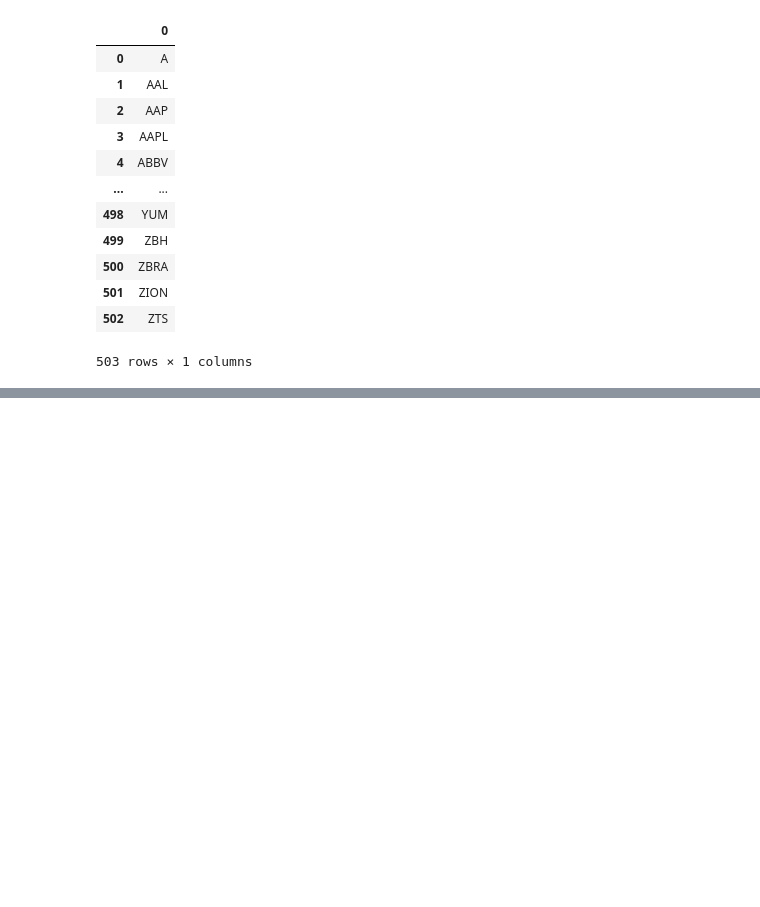
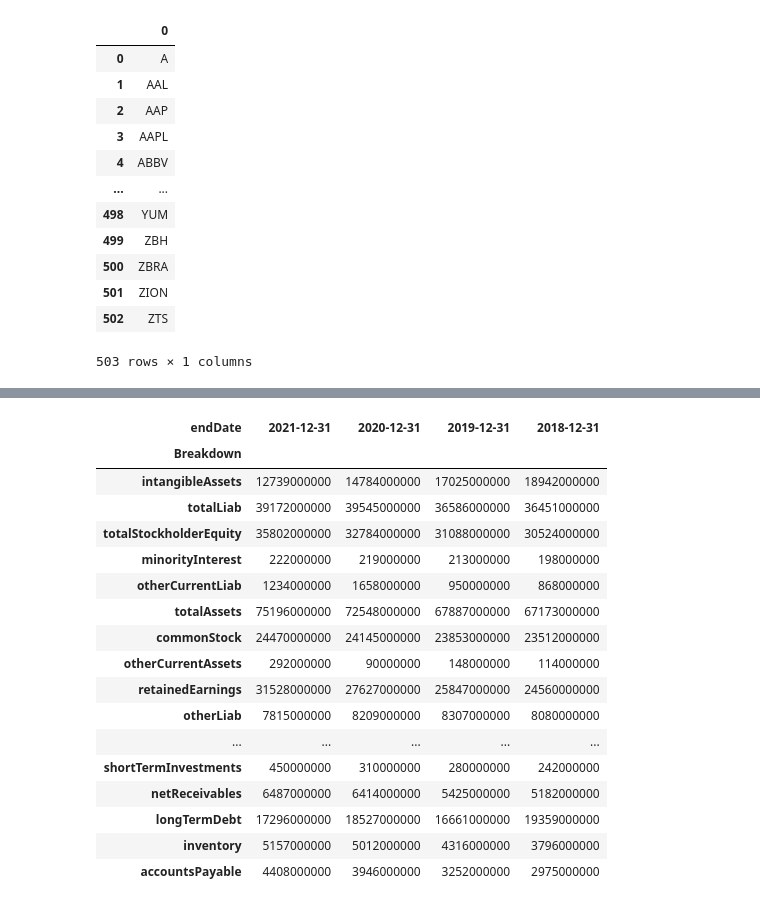
Before and after one commit to UCBFintechProject/valuation_bot, a Jupyter notebook: Project_2_yahoo_API.ipynb, the cells around one changed output, grey strips where cells are left out. Saved outputs shown, nothing was run; the diff lists cells and outputs as text; code cells hidden in the pictures; blank space fills up the shorter version.

```diff
--- a/Project_2_yahoo_API.ipynb
+++ b/Project_2_yahoo_API.ipynb
@@ -61,0 +80,22 @@ AssertionError: {'chart': {'result': None, 'error': {'code': 'Bad Request', 'des
+# %%
+balance_sheet = si.get_balance_sheet(Stock_Symbol)
+balance_sheet
+# %% [output]
+| endDate | 2021-12-31 | 2020-12-31 | 2019-12-31 | 2018-12-31 |
+| Breakdown |  |  |  |  |
+| intangibleAssets | 12739000000 | 14784000000 | 17025000000 | 18942000000 |
+| totalLiab | 39172000000 | 39545000000 | 36586000000 | 36451000000 |
+| totalStockholderEquity | 35802000000 | 32784000000 | 31088000000 | 30524000000 |
+| minorityInterest | 222000000 | 219000000 | 213000000 | 198000000 |
+| otherCurrentLiab | 1234000000 | 1658000000 | 950000000 | 868000000 |
+| totalAssets | 75196000000 | 72548000000 | 67887000000 | 67173000000 |
+| commonStock | 24470000000 | 24145000000 | 23853000000 | 23512000000 |
+| otherCurrentAssets | 292000000 | 90000000 | 148000000 | 114000000 |
+| retainedEarnings | 31528000000 | 27627000000 | 25847000000 | 24560000000 |
+| otherLiab | 7815000000 | 8209000000 | 8307000000 | 8080000000 |
+| ... | ... | ... | ... | ... |
+| shortTermInvestments | 450000000 | 310000000 | 280000000 | 242000000 |
+| netReceivables | 6487000000 | 6414000000 | 5425000000 | 5182000000 |
+| longTermDebt | 17296000000 | 18527000000 | 16661000000 | 19359000000 |
+| inventory | 5157000000 | 5012000000 | 4316000000 | 3796000000 |
+| accountsPayable | 4408000000 | 3946000000 | 3252000000 | 2975000000 |
```
Also changed, not shown: parts of 7 cells of this notebook.
